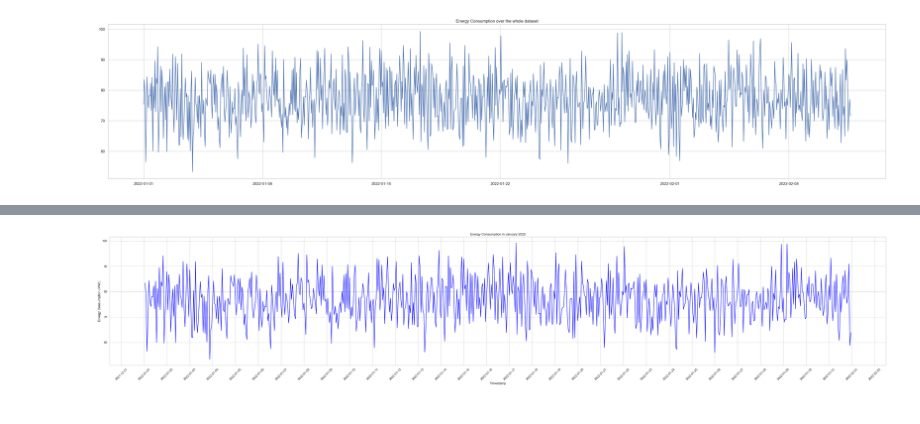
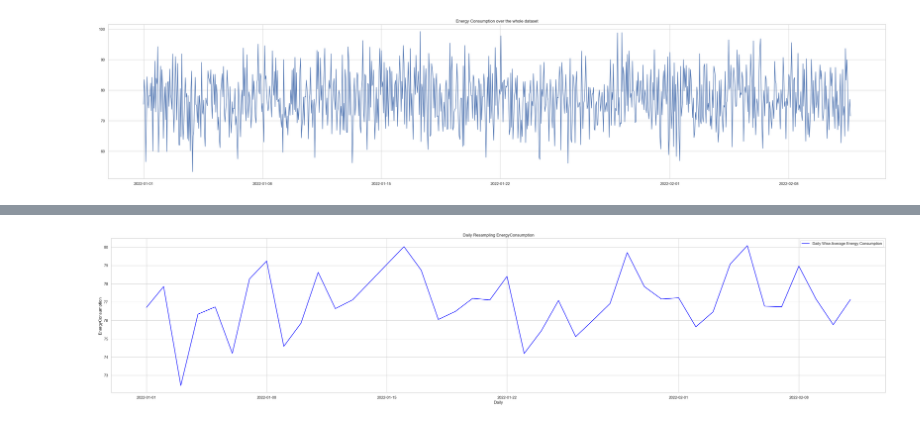
Before and after one commit to CZhakshylykova/SDS-CP027-watt-wise, a Jupyter notebook: submissions/team/cholpon-zhakshylykova/project_cz.ipynb, the cells around one changed output, grey strips where cells are left out. Drawn from its saved outputs; the diff is of its cells as text; code cells hidden in the pictures.

```diff
--- a/submissions/team/cholpon-zhakshylykova/project_cz.ipynb
+++ b/submissions/team/cholpon-zhakshylykova/project_cz.ipynb
@@ -300,24 +242,18 @@ plt.show()
-# %%
-import matplotlib.dates as mdates
-month_mask = (data["Timestamp"].dt.month == 1) & (data["Timestamp"].dt.year == 2022)
-data_month = data[month_mask]
-
-# Plot only for January
-plt.figure(figsize=(40, 8))
-plt.plot(data_month["Timestamp"], data_month["EnergyConsumption"], color="blue")
-
-# Format x-axis for daily ticks
-plt.gca().xaxis.set_major_locator(mdates.DayLocator(interval=1))  # Show every day
-plt.gca().xaxis.set_major_formatter(mdates.DateFormatter("%Y-%m-%d"))
-plt.xticks(rotation=45)
-
-# Add labels and title
-plt.xlabel("Timestamp")
-plt.ylabel("Energy Consumption (kWh)")
-plt.title(f"Energy Consumption in {data_month['Timestamp'].dt.month_name().iloc[0]} {target_year}")
-
-# Ensure tight layout
-plt.tight_layout()
-plt.show()
-# %% [output]
-[figure, removed]
+# %%
+# Resampling per daily
+
+#resample to daily frequency
+
+df_resampled = data_date_indexed.resample("D").mean(numeric_only=True)
+sns.set(style="whitegrid")
+
+plt.figure(figsize=(40,8))
+sns.lineplot(data = df_resampled, x = df_resampled.index, y = "EnergyConsumption", label = "Daily Wise Average Energy Consumption", color = "blue")
+
+plt.xlabel("Daily")
+plt.ylabel("EnergyConsumption")
+plt.title("Daily Resampling EnergyConsumption")
+
+plt.show()
+# %% [output]
+[figure, added]
```
Also changed, not shown: parts of 20 cells of this notebook.
